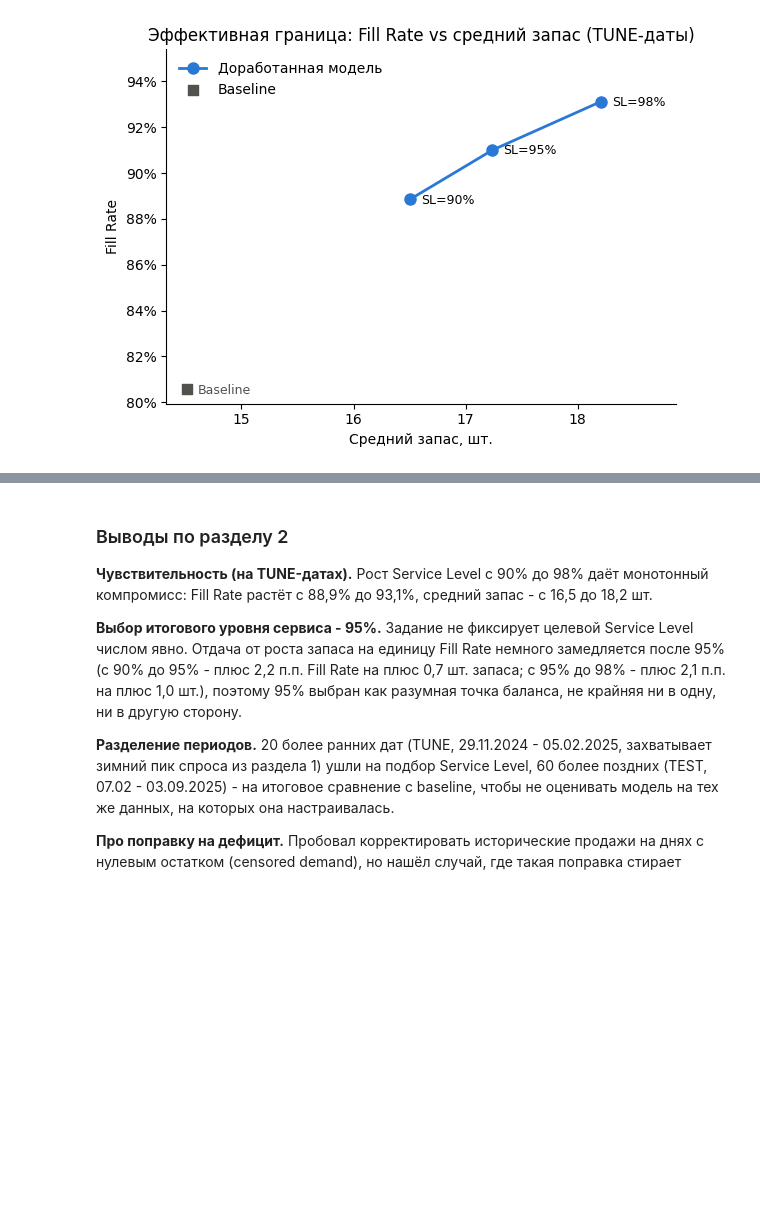
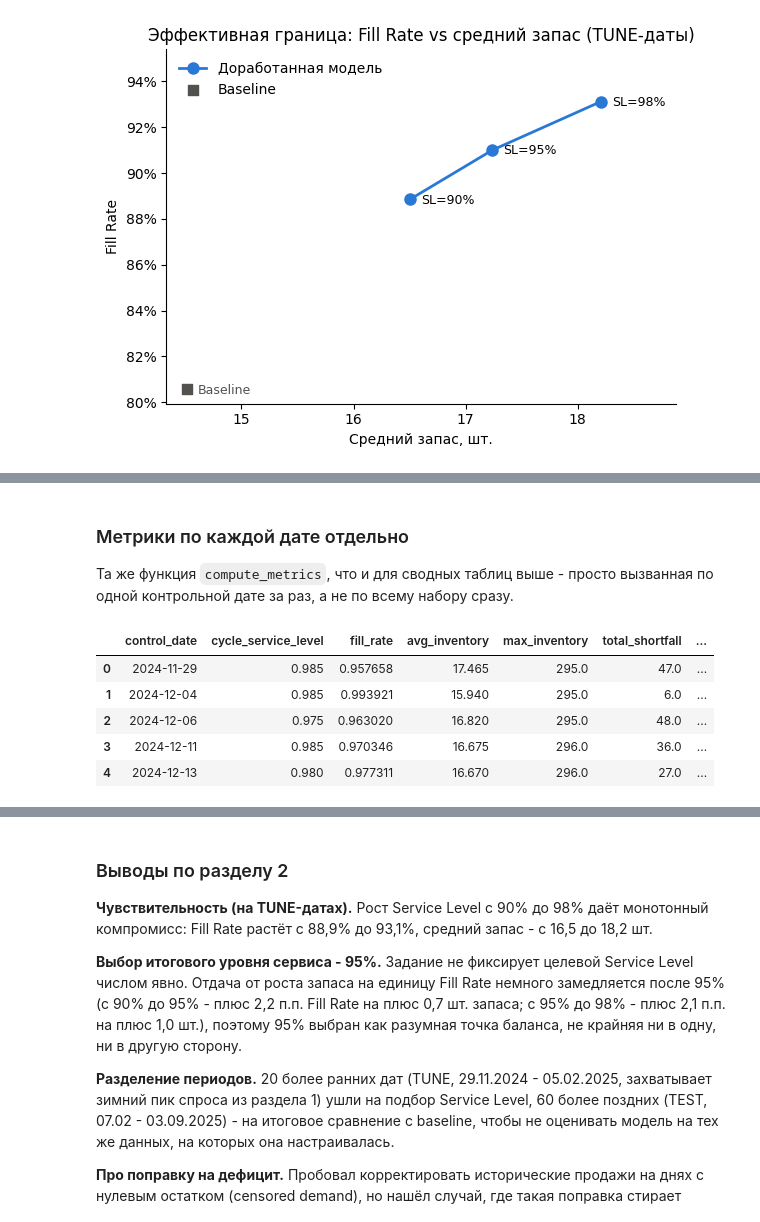
Before and after one commit to Viktor-VK/reorder-model, a Jupyter notebook: notebooks/reorder_model.ipynb, the cells around one changed output, grey strips where cells are left out. Saved outputs shown, nothing was run; the diff lists cells and outputs as text; code cells hidden in the pictures; blank space fills up the shorter version.

```diff
--- a/notebooks/reorder_model.ipynb
+++ b/notebooks/reorder_model.ipynb
@@ -1463,0 +1587,21 @@ plot_efficiency_frontier(
+# %% [markdown]
+### Метрики по каждой дате отдельно
+
+Та же функция `compute_metrics`, что и для сводных таблиц выше - просто вызванная по одной контрольной дате за раз, а не по всему набору сразу.
+# %%
+per_date_metrics_df = pd.concat(
+    [
+        compute_metrics(main_model_decisions_df[main_model_decisions_df["control_date"] == d], d)
+        for d in control_dates_df["OrderDate"]
+    ],
+    ignore_index=True,
+).rename(columns={"model": "control_date"})
+
+per_date_metrics_df.head()
+# %% [output]
+|  | control_date | cycle_service_level | fill_rate | avg_inventory | max_inventory | total_shortfall | ... |
+| 0 | 2024-11-29 | 0.985 | 0.957658 | 17.465 | 295.0 | 47.0 | ... |
+| 1 | 2024-12-04 | 0.985 | 0.993921 | 15.940 | 295.0 | 6.0 | ... |
+| 2 | 2024-12-06 | 0.975 | 0.963020 | 16.820 | 295.0 | 48.0 | ... |
+| 3 | 2024-12-11 | 0.985 | 0.970346 | 16.675 | 296.0 | 36.0 | ... |
+| 4 | 2024-12-13 | 0.980 | 0.977311 | 16.670 | 296.0 | 27.0 | ... |
```
Also changed, not shown: parts of 14 cells of this notebook, 1 other file.
